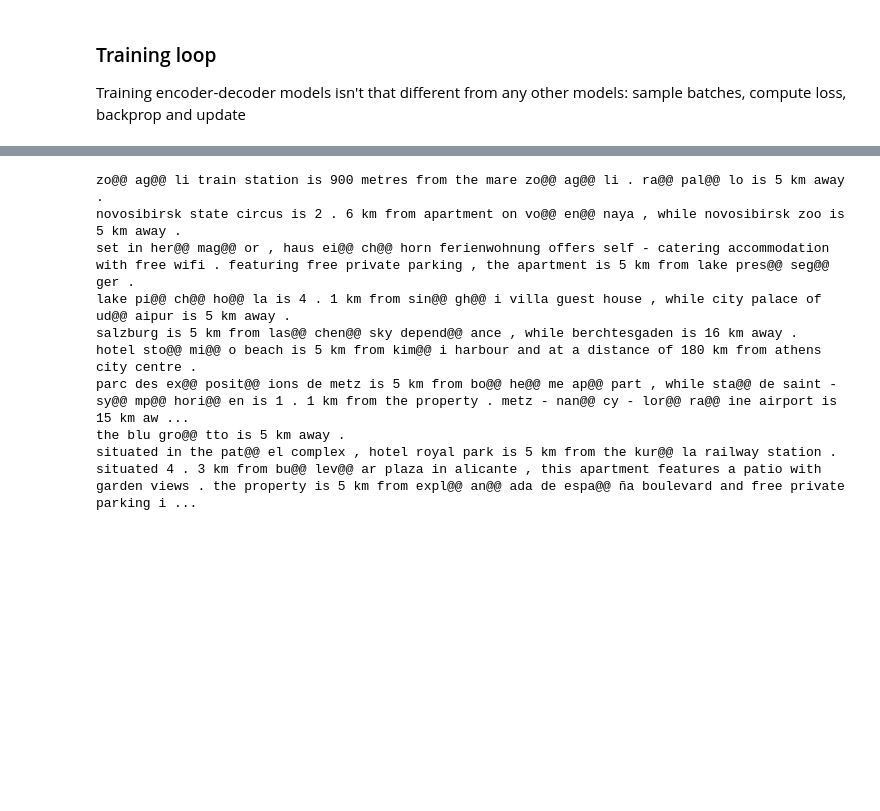
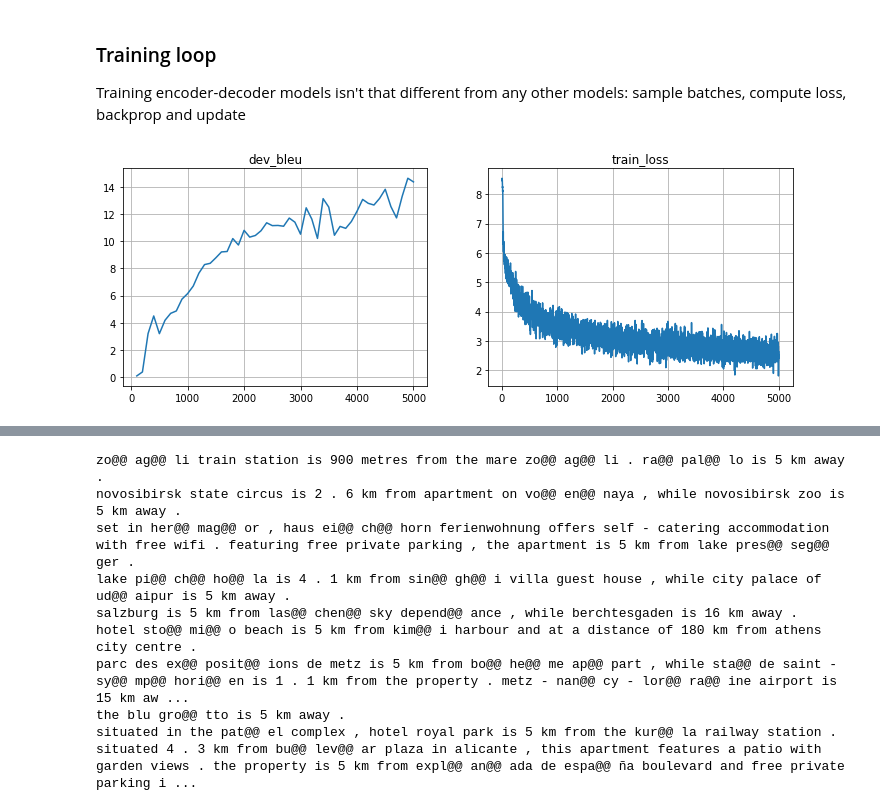
Before and after one commit to korab1ev/Neural-MT, a Jupyter notebook: notebook.ipynb, the cells around one changed output, grey strips where cells are left out. Saved outputs shown, nothing was run; the diff lists cells and outputs as text; code cells hidden in the pictures; blank space fills up the shorter version.

```diff
--- a/notebook.ipynb
+++ b/notebook.ipynb
@@ -348,7 +354,7 @@ def train_loop(model, optimizer, train_inp, num_epochs=25000, from_checkpoint=Fa
         metrics['train_loss'].append((epoch+1, loss_t.item()))
 
         if (epoch+1) % 100 == 0:
-            bleu = compute_bleu(model, dev_inp, dev_out)
+            bleu = compute_bleu(model, dev_inp, dev_out, device=device)
             metrics['dev_bleu'].append((epoch+1, bleu))
 
             if bleu > best_bleu:
@@ -375,9 +381,10 @@ def train_loop(model, optimizer, train_inp, num_epochs=25000, from_checkpoint=Fa
 # %%
 metrics = train_loop(
     model,
     optimizer,
     train_inp,
-    num_epochs=25000,
+    num_epochs=5000,
     from_checkpoint=False
 )
 # %% [output]
+[figure, added]
```
Also changed, not shown: parts of 36 cells of this notebook, 1 other file.
